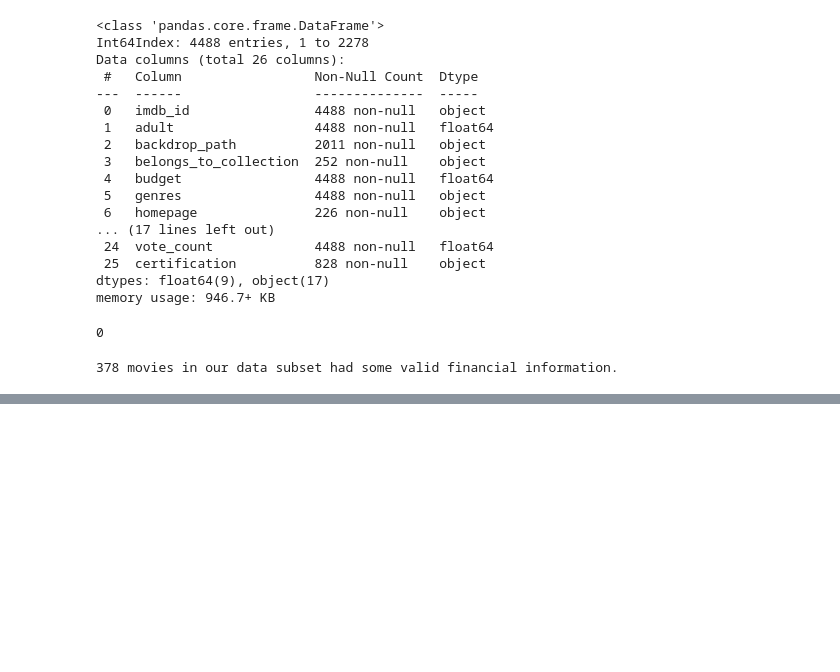
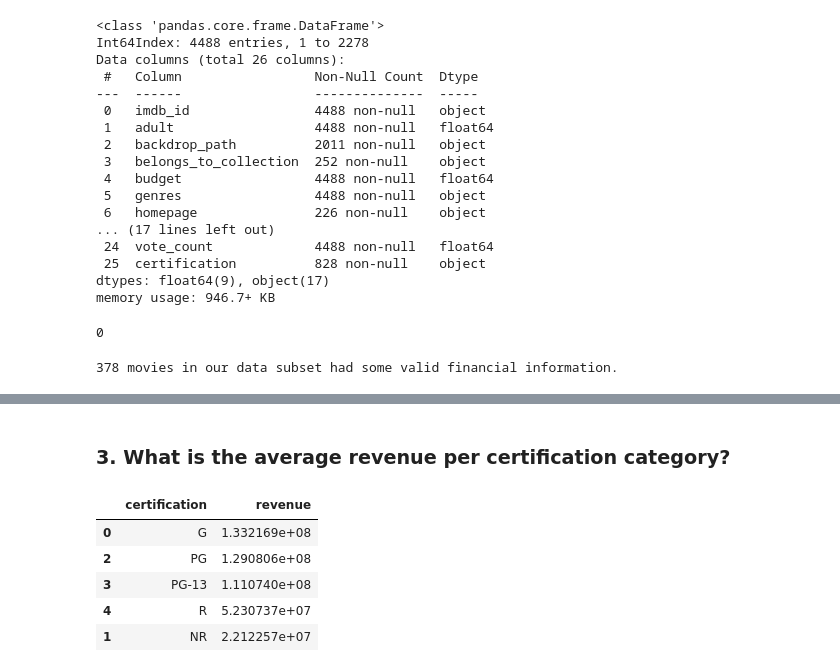
Before and after one commit to jiashenyue/project3-imdb-data, a Jupyter notebook: explanatory-data-analysis.ipynb, the cells around one changed output, grey strips where cells are left out. Drawn from its saved outputs; the diff is of its cells as text; code cells hidden in the pictures; blank space fills up the shorter version.

```diff
--- a/explanatory-data-analysis.ipynb
+++ b/explanatory-data-analysis.ipynb
@@ -233,0 +276,12 @@ box_plot(df_plot, 'revenue',
+# %% [markdown]
+### 3. What is the average revenue per certification category?
+# %%
+avg_revenue = df_plot.groupby('certification')['revenue'].mean().reset_index()
+avg_revenue.sort_values('revenue', ascending=False)
+# %% [output]
+|  | certification | revenue |
+| 0 | G | 1.332169e+08 |
+| 2 | PG | 1.290806e+08 |
+| 3 | PG-13 | 1.110740e+08 |
+| 4 | R | 5.230737e+07 |
+| 1 | NR | 2.212257e+07 |
```
Also changed, not shown: parts of 22 cells of this notebook, 1 other file.
